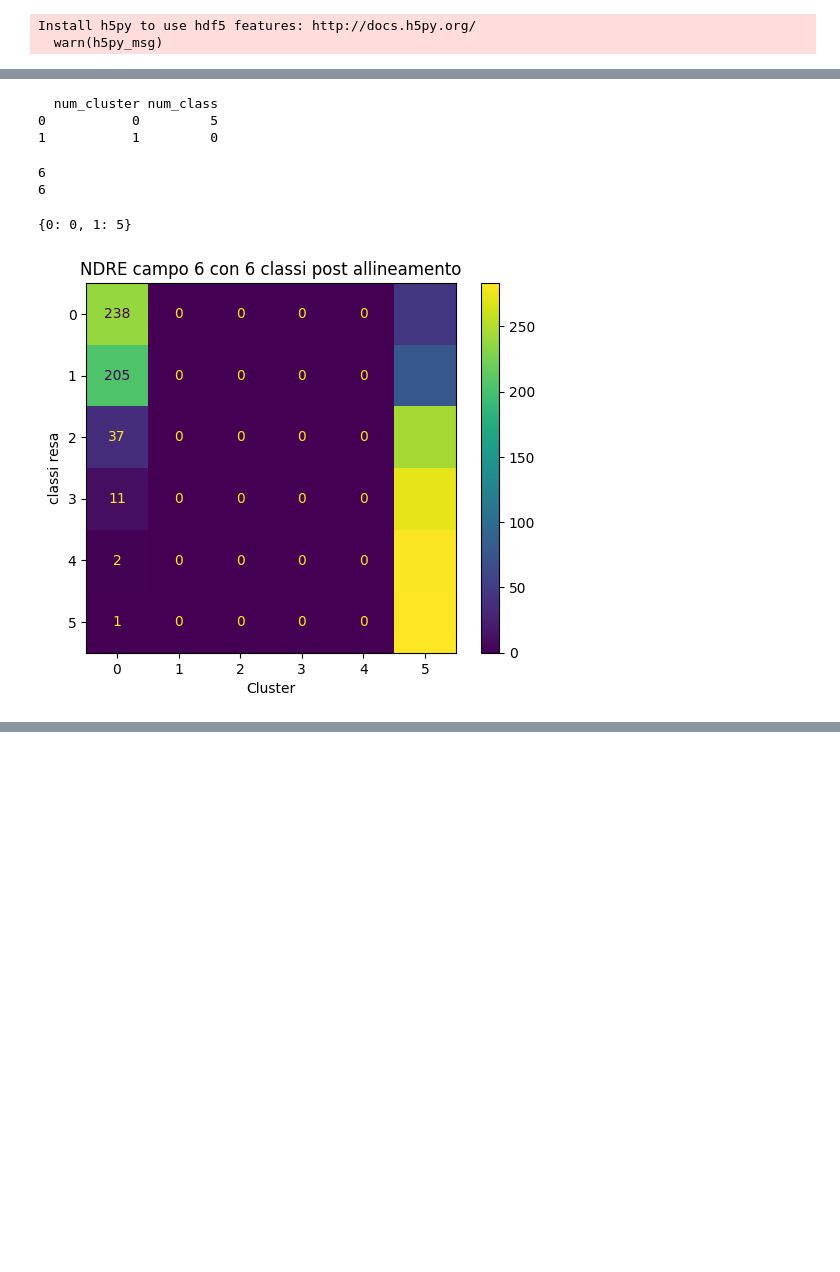
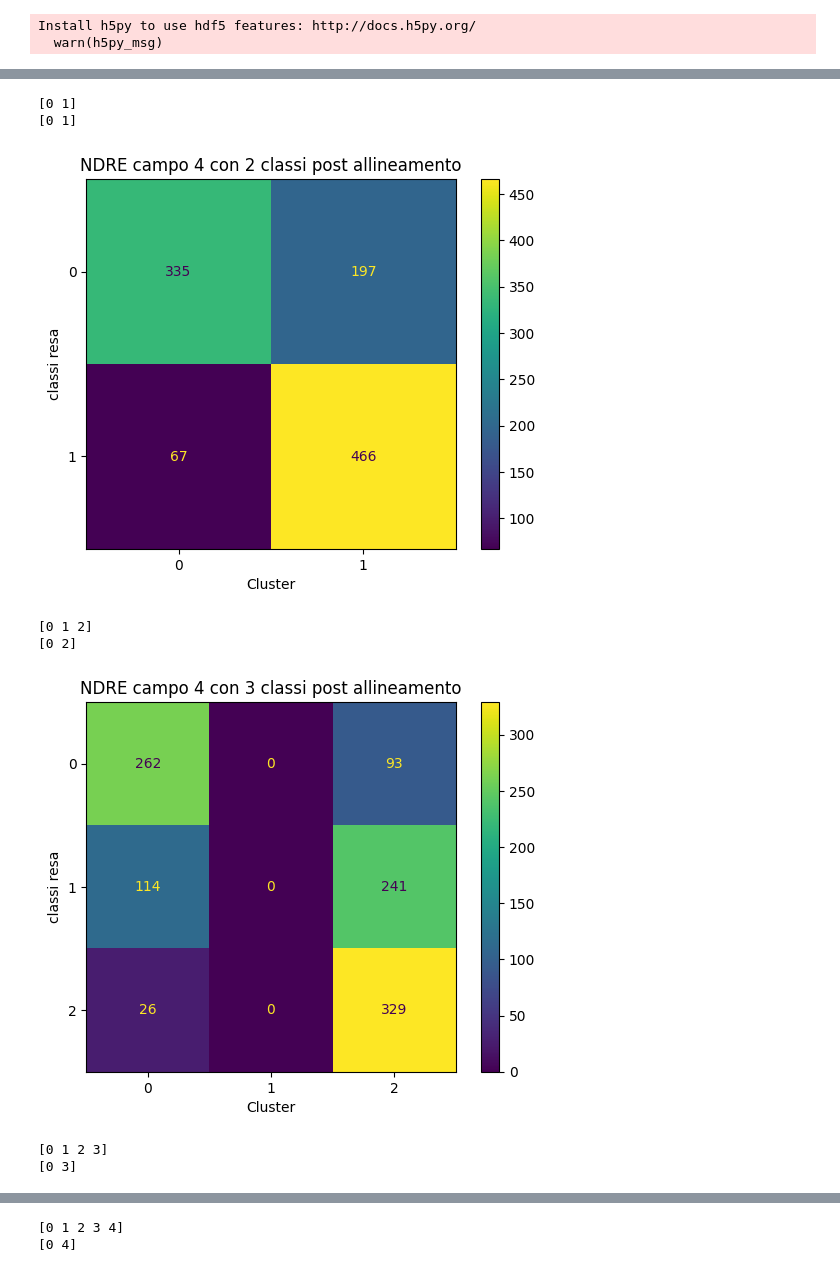
Before and after one commit to Simone-Scalella/BigDataProject, a Jupyter notebook: single_windown_ndre.ipynb, the cells around one changed output, grey strips where cells are left out. Cells and saved outputs as stored; diff of their text form; code cells hidden in the pictures; blank space fills up the shorter version.

```diff
--- a/single_windown_ndre.ipynb
+++ b/single_windown_ndre.ipynb
@@ -104,5 +106,5 @@ print(len(np.unique(kmeans_select[campoCoord])))
 # %%
-def best_cluster(matrice,cluster):
+def best_cluster(matrice,cluster,label):
     a = np.arange(matrice.shape[0])
     permutation = list(product(np.unique(label),repeat=len(np.unique(cluster))))
     obiettivo = {'max': 0,
@@ -122,0 +166,9 @@ def best_cluster(matrice,cluster):
+# %%
+differences = []
+for mapping in cluster_class_mappings:
+    difference_new = pd.DataFrame(data=[],columns=['num_cluster','num_class'])
+    for i in range(len(np.unique(kmeans_select[campoCoord]))):
+        if(i != mapping[i]):
+            new_row = pd.Series({'num_cluster': i, 'num_class': mapping[i]})
+            difference_new = pd.concat([difference_new,new_row.to_frame().T],ignore_index=True)
+    differences.append(difference_new)
@@ -123 +194,15 @@ def best_cluster(matrice,cluster):
+# %%
+kmeans_select_multi = []
+
+for difference in differences:
+    kmeans_select_new = np.ndarray.copy(kmeans_select[campoCoord])
+    indici = []
+    for a in difference['num_cluster']:
+        indici.append([
+        index for index in range(len(kmeans_select_new))
+        if kmeans_select_new[index] == a
+    ])
+    for ind,true_value in zip(indici,difference['num_class']):
+        kmeans_select_new[ind] = true_value
+    kmeans_select_multi.append(kmeans_select_new)
 # %%
@@ -150,6 +220,0 @@ for i in range(len(np.unique(kmeans_select[campoCoord]))):
-# %%
-print(difference)
-# %% [output]
-  num_cluster num_class
-0           0         5
-1           1         0
@@ -166,29 +221,20 @@ for ind,true_value in zip(indici,difference['num_class']):
-# %%
-cluster_class_mapping_test = {}
-matrice_elementi = np.ndarray((len(np.unique(kmeans_select[campoCoord])),num_classi))
-
-for kmean,position in zip(np.unique(kmeans_select[campoCoord]),range(len(np.unique(kmeans_select[campoCoord])))):
-
-    cluster_classes = label[kmeans_select[campoCoord] == kmean]
-    unique_classes, class_counts = np.unique(cluster_classes, return_counts=True)
-    print(len(class_counts))
-    matrice_elementi[position,:] = class_counts
-
-cluster_class_mapping_test = best_cluster(matrice_elementi,kmeans_select[campoCoord])
-# %% [output]
-6
-6
-# %%
-print(cluster_class_mapping_test)
-# %% [output]
-{0: 0, 1: 5}
 # %%
-ConfusionMatrixDisplay.from_predictions(label,kmeans_select[campoCoord])
+for label,classe,kmeans_sel in zip(labels,num_classi,kmeans_select_multi):
+    print(np.unique(label))
+    print(np.unique(kmeans_sel))
+    ConfusionMatrixDisplay.from_predictions(label,kmeans_sel)
 
-removeTexts(xlim=4)
-plt.title('NDRE campo '+str(campo)+' con '+str(num_classi)+' classi post allineamento')
-plt.xlabel('Cluster')
-plt.ylabel('classi resa')
-plt.show()
+    #removeTexts(xlim=5)
+    plt.title('NDRE campo '+str(campo)+' con '+str(classe)+' classi post allineamento')
+    plt.xlabel('Cluster')
+    plt.ylabel('classi resa')
+    plt.show()
 # %% [output]
+[0 1]
+[0 1]
-[figure, old version]
+[figure, new version]
+[0 1 2]
+[0 2]
+[figure, added]
+[0 1 2 3]
+[0 3]
@@ -194,0 +242,2 @@ plt.show()
+[0 1 2 3 4]
+[0 4]
```
Also changed, not shown: parts of 18 cells of this notebook, 1 other file.
